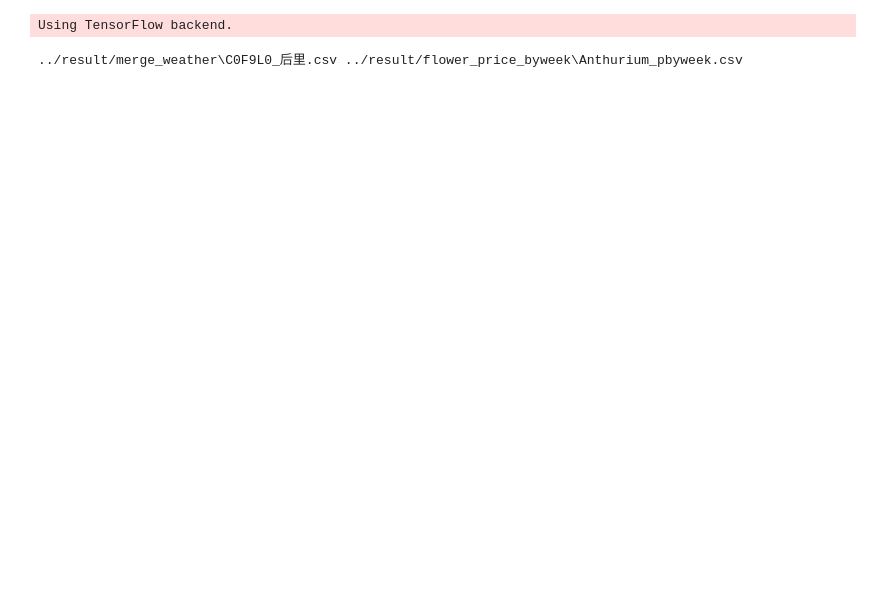
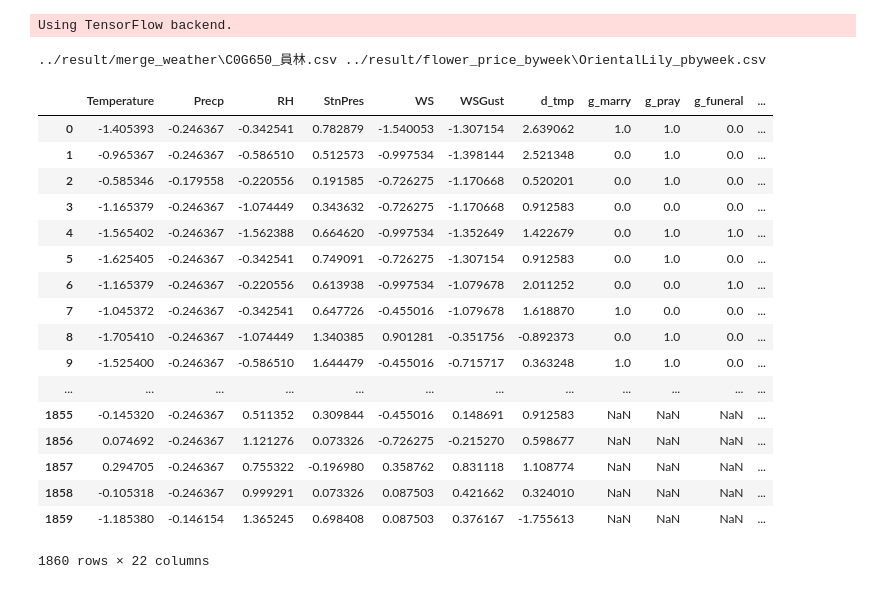
Before and after one commit to dogppatrick/python, a Jupyter notebook: cb105g4/stats_weather_price/mlp_testing_recut_data_0519.ipynb, the cells around one changed output. Drawn from its saved outputs; the diff is of its cells as text; code cells hidden in the pictures; blank space fills up the shorter version.

```diff
--- a/cb105g4/stats_weather_price/mlp_testing_recut_data_0519.ipynb
+++ b/cb105g4/stats_weather_price/mlp_testing_recut_data_0519.ipynb
@@ -18,49 +18,71 @@ from sklearn.metrics import confusion_matrix,  accuracy_score
 w_list= glob.glob("../result/merge_weather/*.csv")
 p_list = glob.glob("../result/flower_price_byweek/*")
 select_t = [(1,0),(3,2),(2,1),(2,3),(2,4)]
-st, flower = select_t[0]
+st, flower = select_t[3]
 fn_weather = w_list[st]
 fn_price = p_list[flower]
 
 print(fn_weather, fn_price)
 # %% [output]
 Using TensorFlow backend.
-../result/merge_weather\C0F9L0_后里.csv ../result/flower_price_byweek\Anthurium_pbyweek.csv
+../result/merge_weather\C0G650_員林.csv ../result/flower_price_byweek\OrientalLily_pbyweek.csv
 # %%
 r_data = pd.read_csv(fn_weather, encoding="utf-8")
 lc_d = pd.read_csv("../lunar_celeb_date.csv", encoding="utf-8")
+
+
 col_fix =  ['T.Max', 'T.Min', 'Precp','Temperature', 'RH', 'StnPres', 'WS', 'WSGust']
-r_data = r_data.join(lc_d.set_index("date"), on="Date")
 # rm "/"
 for col in col_fix:
     old = r_data[col]
     new = []
     for i in range(len(old)):
         try:
             new.append(float(old[i]))
             tmp = float(old[i])
         except ValueError:
             new.append(tmp)
     r_data[col] = new
 d_tmp = r_data['T.Max'] - r_data['T.Min']
 r_data["d_tmp"]= d_tmp
 
 # extract_date
 d_data = r_data["Date"]
 drop_c =["Date",'T.Max', 'T.Min']
 r_data = r_data.drop(columns=drop_c)
 
 def to_zscore2(df):
     col_x = df.columns.to_list()
     mean = df.mean(axis=0)
     std = df.std(axis=0)
     for i in range(len(col_x)):
         df[col_x[i]]=(df[col_x[i]]-mean[i])/std[i]
     return  df , (mean, std)
 
 r_data, recordz = to_zscore2(r_data)
-
-# r_data
+r_data["Date"] = d_data
+r_data = r_data.join(lc_d.set_index("date"), on="Date")
+r_data = r_data.drop(columns=["Date"])
+r_data.head(10)
+# %% [output]
+|  | Temperature | Precp | RH | StnPres | WS | WSGust | d_tmp | g_marry | g_pray | g_funeral | ... |
+| 0 | -1.405393 | -0.246367 | -0.342541 | 0.782879 | -1.540053 | -1.307154 | 2.639062 | 1.0 | 1.0 | 0.0 | ... |
+| 1 | -0.965367 | -0.246367 | -0.586510 | 0.512573 | -0.997534 | -1.398144 | 2.521348 | 0.0 | 1.0 | 0.0 | ... |
+| 2 | -0.585346 | -0.179558 | -0.220556 | 0.191585 | -0.726275 | -1.170668 | 0.520201 | 0.0 | 1.0 | 0.0 | ... |
+| 3 | -1.165379 | -0.246367 | -1.074449 | 0.343632 | -0.726275 | -1.170668 | 0.912583 | 0.0 | 0.0 | 0.0 | ... |
+| 4 | -1.565402 | -0.246367 | -1.562388 | 0.664620 | -0.997534 | -1.352649 | 1.422679 | 0.0 | 1.0 | 1.0 | ... |
+| 5 | -1.625405 | -0.246367 | -0.342541 | 0.749091 | -0.726275 | -1.307154 | 0.912583 | 0.0 | 1.0 | 0.0 | ... |
+| 6 | -1.165379 | -0.246367 | -0.220556 | 0.613938 | -0.997534 | -1.079678 | 2.011252 | 0.0 | 0.0 | 1.0 | ... |
+| 7 | -1.045372 | -0.246367 | -0.342541 | 0.647726 | -0.455016 | -1.079678 | 1.618870 | 1.0 | 0.0 | 0.0 | ... |
+| 8 | -1.705410 | -0.246367 | -1.074449 | 1.340385 | 0.901281 | -0.351756 | -0.892373 | 0.0 | 1.0 | 0.0 | ... |
+| 9 | -1.525400 | -0.246367 | -0.586510 | 1.644479 | -0.455016 | -0.715717 | 0.363248 | 1.0 | 1.0 | 0.0 | ... |
+| ... | ... | ... | ... | ... | ... | ... | ... | ... | ... | ... | ... |
+| 1855 | -0.145320 | -0.246367 | 0.511352 | 0.309844 | -0.455016 | 0.148691 | 0.912583 | NaN | NaN | NaN | ... |
+| 1856 | 0.074692 | -0.246367 | 1.121276 | 0.073326 | -0.726275 | -0.215270 | 0.598677 | NaN | NaN | NaN | ... |
+| 1857 | 0.294705 | -0.246367 | 0.755322 | -0.196980 | 0.358762 | 0.831118 | 1.108774 | NaN | NaN | NaN | ... |
+| 1858 | -0.105318 | -0.246367 | 0.999291 | 0.073326 | 0.087503 | 0.421662 | 0.324010 | NaN | NaN | NaN | ... |
+| 1859 | -1.185380 | -0.146154 | 1.365245 | 0.698408 | 0.087503 | 0.376167 | -1.755613 | NaN | NaN | NaN | ... |
+1860 rows × 22 columns
 # %%
 # print(r_data.shape)
 # print(d_data.shape)
```
Also changed, not shown: parts of 9 cells of this notebook, 1 other file.
